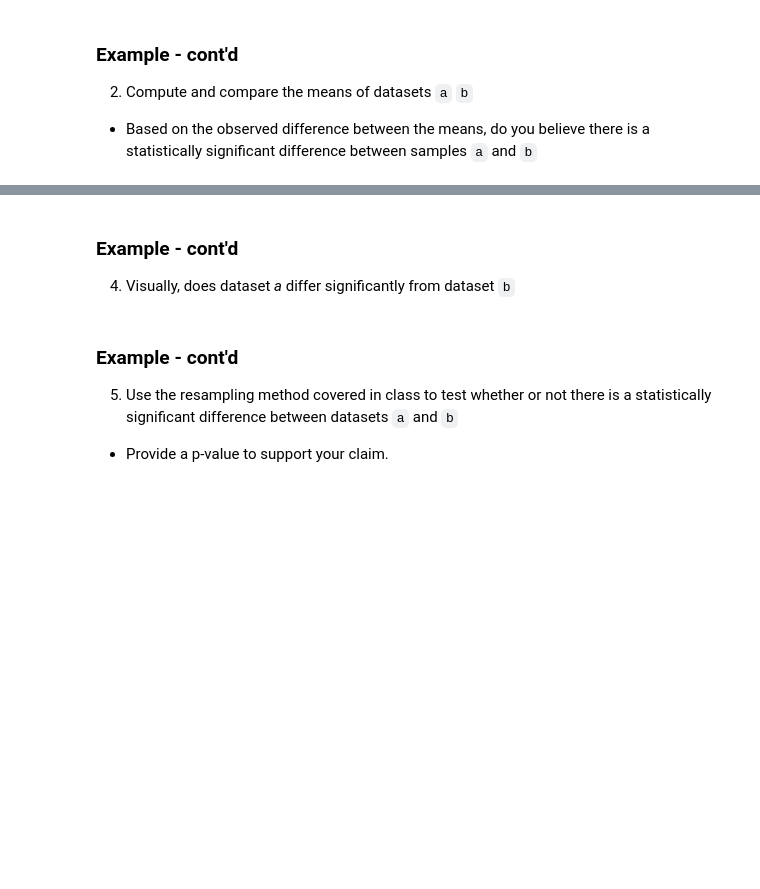
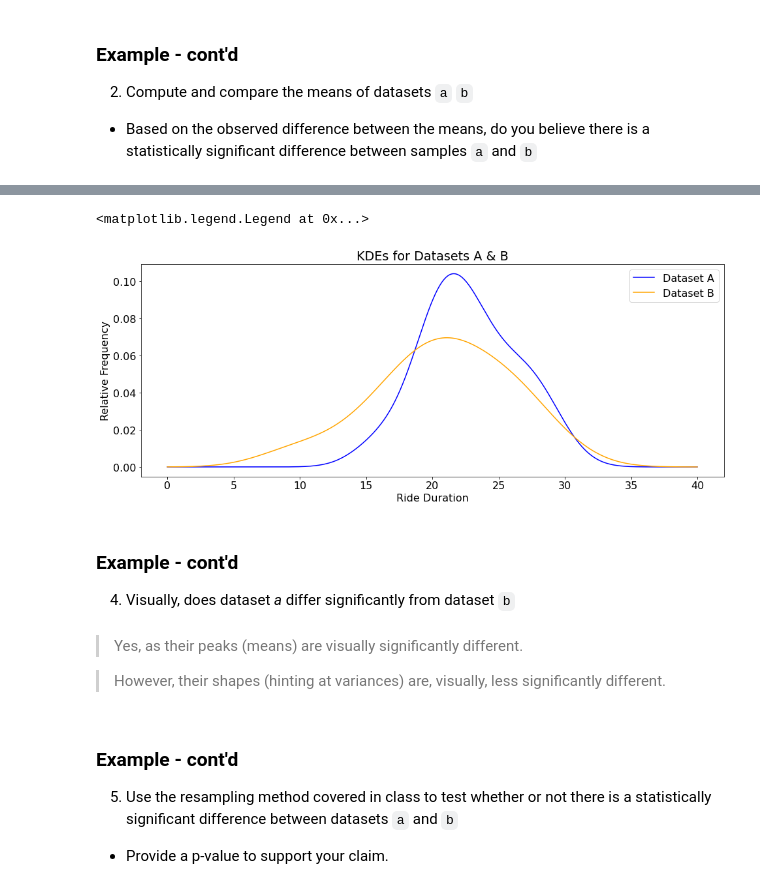
Before and after one commit to keekss/ics-434, a Jupyter notebook: module_2/hypothesis_testing.ipynb, the cells around one changed output, grey strips where cells are left out. Saved outputs shown, nothing was run; the diff lists cells and outputs as text; code cells hidden in the pictures; blank space fills up the shorter version.

```diff
--- a/module_2/hypothesis_testing.ipynb
+++ b/module_2/hypothesis_testing.ipynb
@@ -8,13 +10,13 @@
 # %%
 import numpy as np
 
-data = np.random.normal(
-    loc = 20,
+np.random.seed(0)
+data_a = np.random.normal(
+    loc   = 20,
     scale = 4,
-    size = 30
+    size  = 15
 )
-a_data = data[0:15]
-b_data = data[15:30]
+data_b = np.random.normal(20,4,15)
 # %% [markdown]
 ### Example - cont'd
 
@@ -42,3 +44,27 @@ The difference between the means is -0.4901
+# %%
+import scipy as sp
+from scipy  import stats
+import matplotlib.pyplot as plt
+
+def label_plt(plt, title, xlab, ylab):
+    plt.title(title)
+    plt.xlabel(xlab)
+    plt.ylabel(ylab)
+    plt.rcParams['font.size'] = 16
+    return plt
+# %%
+x_vals = np.arange(0,40,0.01)
+kde_a, kde_b = [sp.stats.gaussian_kde(x) for x in [data_a, data_b]]
+dens_a, dens_b = [kde.evaluate(x_vals) for kde in [kde_a, kde_b]]
+
+plt.figure(figsize=(16,6))
+plt = label_plt(plt, 'KDEs for Datasets A & B', 'Ride Duration', 'Relative Frequency')
+plt.plot(x_vals, dens_a, c='blue',   label='Dataset A')
+plt.plot(x_vals, dens_b, c='orange', label='Dataset B')
+plt.legend(loc='upper right')
+# %% [output]
+<matplotlib.legend.Legend at 0x...>
+[figure, added]
 # %% [markdown]
 ### Example - cont'd
 
@@ -48,3 +72,7 @@ The difference between the means is -0.4901
+# %% [markdown]
+> Yes, as their peaks (means) are visually significantly different.
+
+> However, their shapes (hinting at variances) are, visually, less significantly different.
 # %% [markdown]
 ### Example - cont'd
 
```
Also changed, not shown: parts of 13 cells of this notebook, 2 other files.
